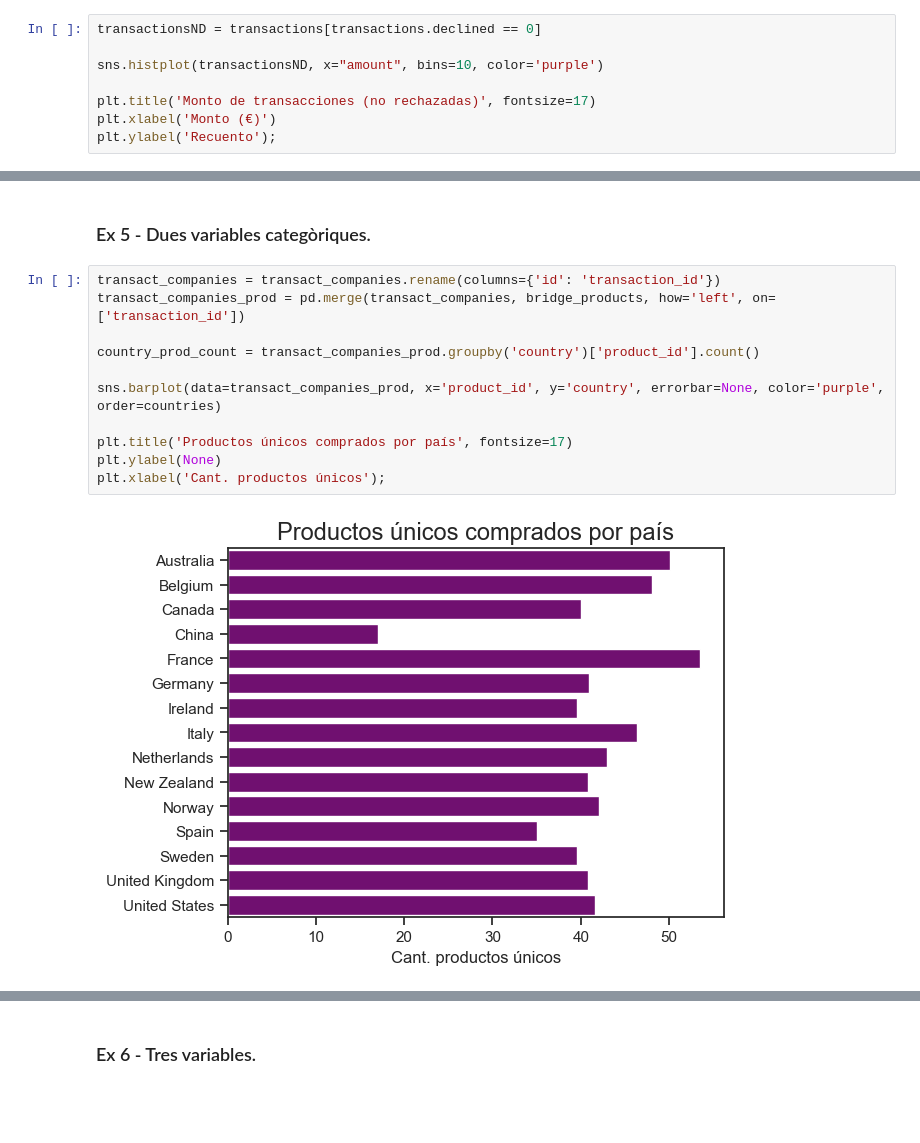
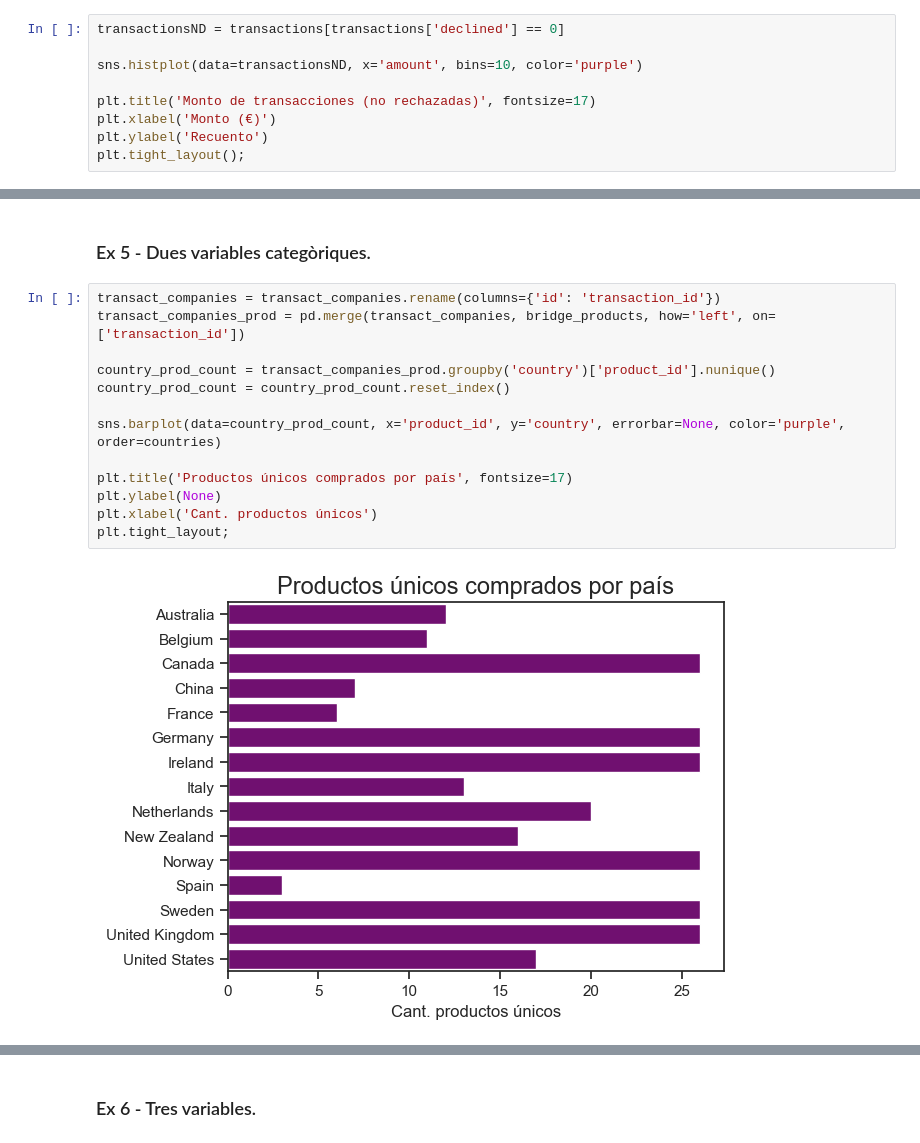
Before and after one commit to eve5172/DA_Cibernarium, a Jupyter notebook: Sprint8.1 Evelyn Antelo/Sprint 8.1 - Evelyn Antelo.ipynb, the cells around one changed output, grey strips where cells are left out. Cells and saved outputs as stored; diff of their text form; blank space fills up the shorter version.

```diff
--- a/Sprint8.1 Evelyn Antelo/Sprint 8.1 - Evelyn Antelo.ipynb
+++ b/Sprint8.1 Evelyn Antelo/Sprint 8.1 - Evelyn Antelo.ipynb
@@ -395,11 +395,12 @@ users.describe()
 # %% [markdown]
 ### Ex 1 - Una variable numèrica.
 # %%
-transactionsND = transactions[transactions.declined == 0]
+transactionsND = transactions[transactions['declined'] == 0]
 
-sns.histplot(transactionsND, x="amount", bins=10, color='purple')
+sns.histplot(data=transactionsND, x='amount', bins=10, color='purple')
 
 plt.title('Monto de transacciones (no rechazadas)', fontsize=17)
 plt.xlabel('Monto (€)')
-plt.ylabel('Recuento');
+plt.ylabel('Recuento')
+plt.tight_layout();
 # %% [output]
@@ -491,16 +494,18 @@ Parece claro en el caso de China que, por la simetría de la caja y los bigotes,
 # %%
 transact_companies = transact_companies.rename(columns={'id': 'transaction_id'})
 transact_companies_prod = pd.merge(transact_companies, bridge_products, how='left', on=['transaction_id'])
 
-country_prod_count = transact_companies_prod.groupby('country')['product_id'].count()
+country_prod_count = transact_companies_prod.groupby('country')['product_id'].nunique()
+country_prod_count = country_prod_count.reset_index()
 
-sns.barplot(data=transact_companies_prod, x='product_id', y='country', errorbar=None, color='purple', order=countries)
+sns.barplot(data=country_prod_count, x='product_id', y='country', errorbar=None, color='purple', order=countries)
 
 plt.title('Productos únicos comprados por país', fontsize=17)
 plt.ylabel(None)
-plt.xlabel('Cant. productos únicos');
+plt.xlabel('Cant. productos únicos')
+plt.tight_layout;
 # %% [output]
-[figure, old version]
+[figure, new version]
 # %% [markdown]
 #### Análisis e interpretación
 
```
Also changed, not shown: parts of 14 cells of this notebook.
